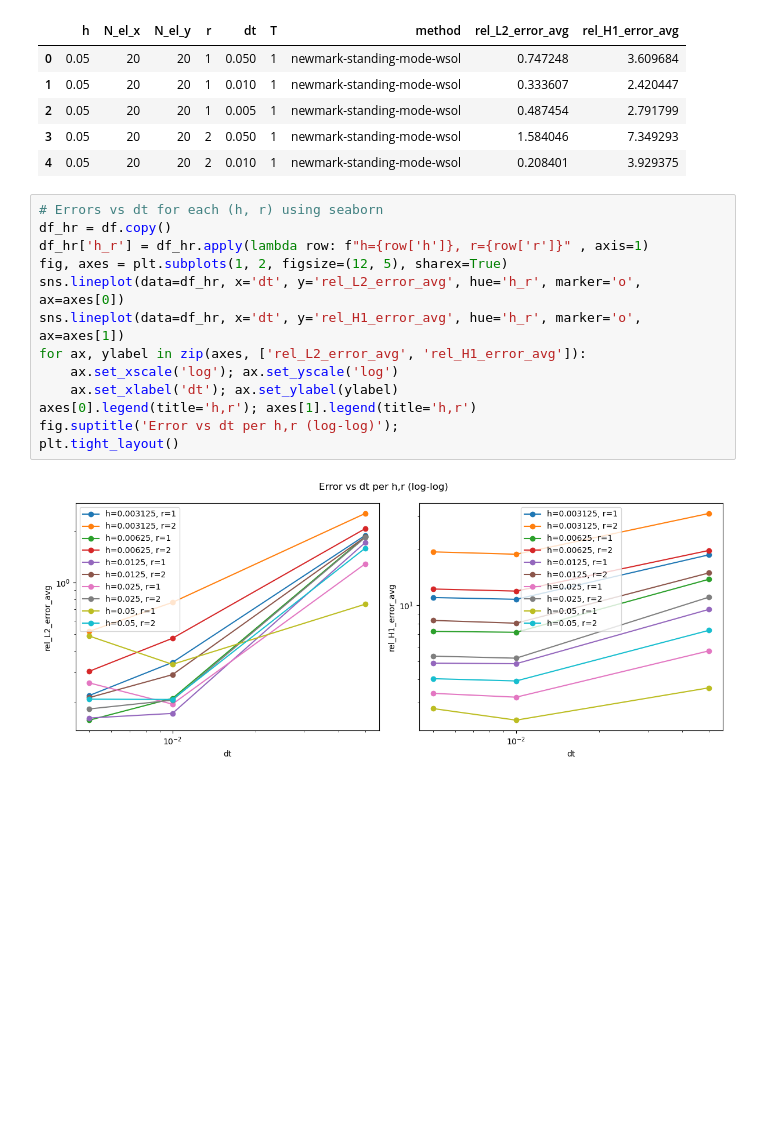
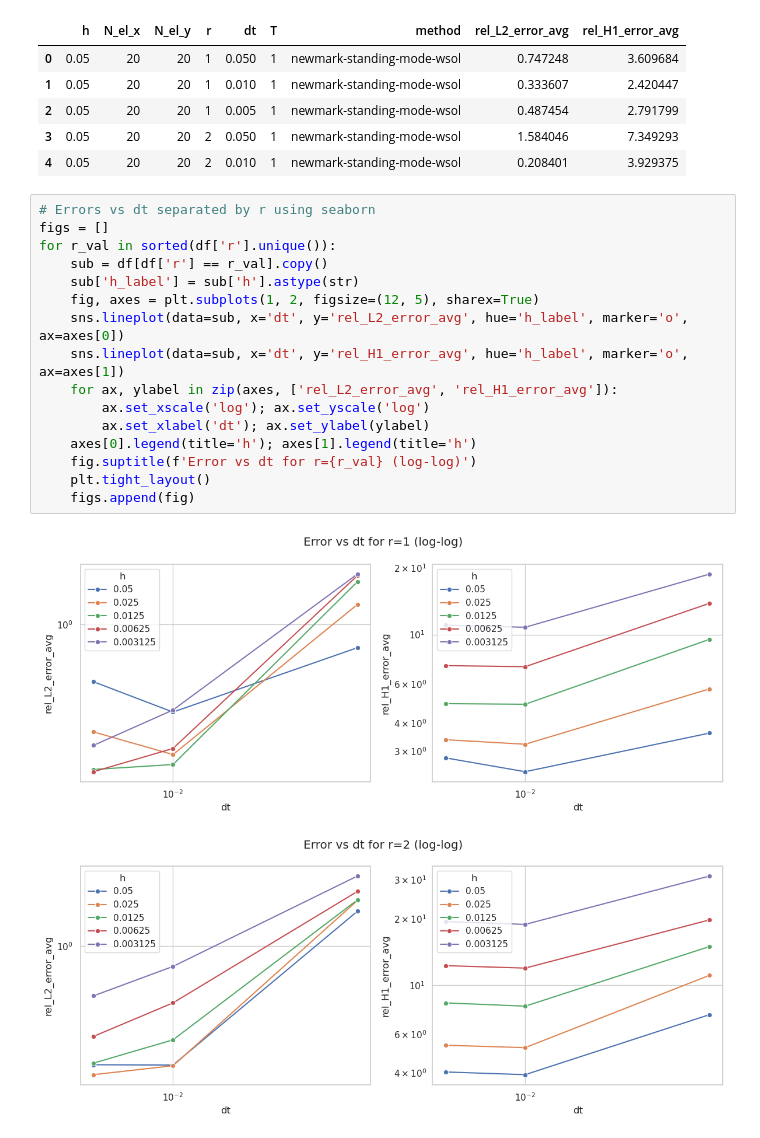
Before and after one commit to AlessandroGhiotto/nmpde-wave-equation, a Jupyter notebook: Analysis/convergence_analysis.ipynb, the cells around one changed output. Drawn from its saved outputs; the diff is of its cells as text; blank space fills up the shorter version.

```diff
--- a/Analysis/convergence_analysis.ipynb
+++ b/Analysis/convergence_analysis.ipynb
@@ -20,20 +20,24 @@ df.head()
 | 3 | 0.05 | 20 | 20 | 2 | 0.050 | 1 | newmark-standing-mode-wsol | 1.584046 | 7.349293 |
 | 4 | 0.05 | 20 | 20 | 2 | 0.010 | 1 | newmark-standing-mode-wsol | 0.208401 | 3.929375 |
 # %%
-# Errors vs dt for each (h, r) using seaborn
-df_hr = df.copy()
-df_hr['h_r'] = df_hr.apply(lambda row: f"h={row['h']}, r={row['r']}" , axis=1)
-fig, axes = plt.subplots(1, 2, figsize=(12, 5), sharex=True)
-sns.lineplot(data=df_hr, x='dt', y='rel_L2_error_avg', hue='h_r', marker='o', ax=axes[0])
-sns.lineplot(data=df_hr, x='dt', y='rel_H1_error_avg', hue='h_r', marker='o', ax=axes[1])
-for ax, ylabel in zip(axes, ['rel_L2_error_avg', 'rel_H1_error_avg']):
-    ax.set_xscale('log'); ax.set_yscale('log')
-    ax.set_xlabel('dt'); ax.set_ylabel(ylabel)
-axes[0].legend(title='h,r'); axes[1].legend(title='h,r')
-fig.suptitle('Error vs dt per h,r (log-log)');
-plt.tight_layout()
+# Errors vs dt separated by r using seaborn
+figs = []
+for r_val in sorted(df['r'].unique()):
+    sub = df[df['r'] == r_val].copy()
+    sub['h_label'] = sub['h'].astype(str)
+    fig, axes = plt.subplots(1, 2, figsize=(12, 5), sharex=True)
+    sns.lineplot(data=sub, x='dt', y='rel_L2_error_avg', hue='h_label', marker='o', ax=axes[0])
+    sns.lineplot(data=sub, x='dt', y='rel_H1_error_avg', hue='h_label', marker='o', ax=axes[1])
+    for ax, ylabel in zip(axes, ['rel_L2_error_avg', 'rel_H1_error_avg']):
+        ax.set_xscale('log'); ax.set_yscale('log')
+        ax.set_xlabel('dt'); ax.set_ylabel(ylabel)
+    axes[0].legend(title='h'); axes[1].legend(title='h')
+    fig.suptitle(f'Error vs dt for r={r_val} (log-log)')
+    plt.tight_layout()
+    figs.append(fig)
 # %% [output]
-[figure, old version]
+[figure, new version]
+[figure, added]
 # %%
 # Spatial convergence: pick smallest dt per (h, r) to approximate spatial error using seaborn
 best_dt = df.groupby(['h', 'r']).apply(lambda g: g.loc[g['dt'].idxmin()]).reset_index(drop=True)
```
Also changed, not shown: parts of 1 cell of this notebook.
